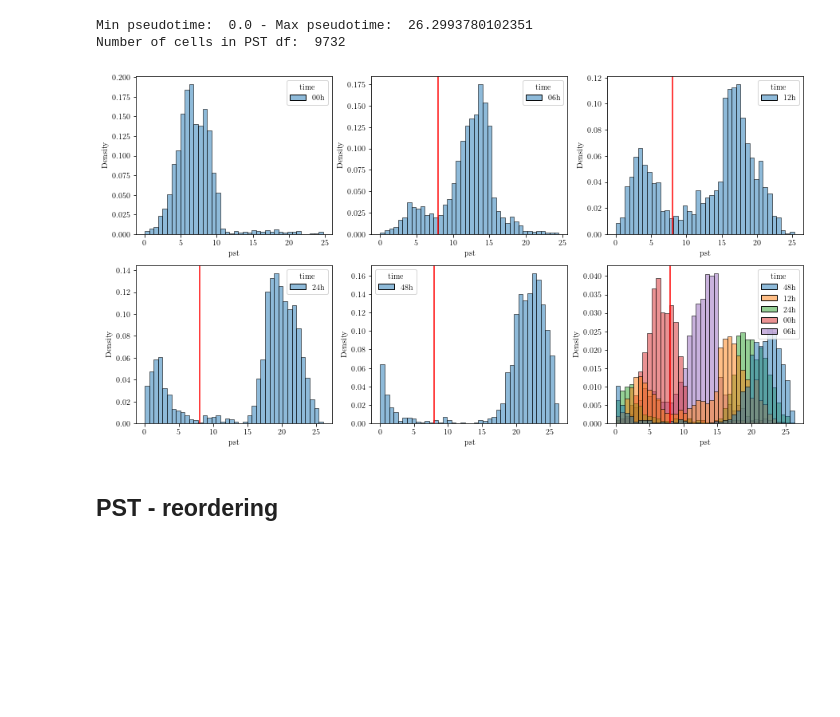
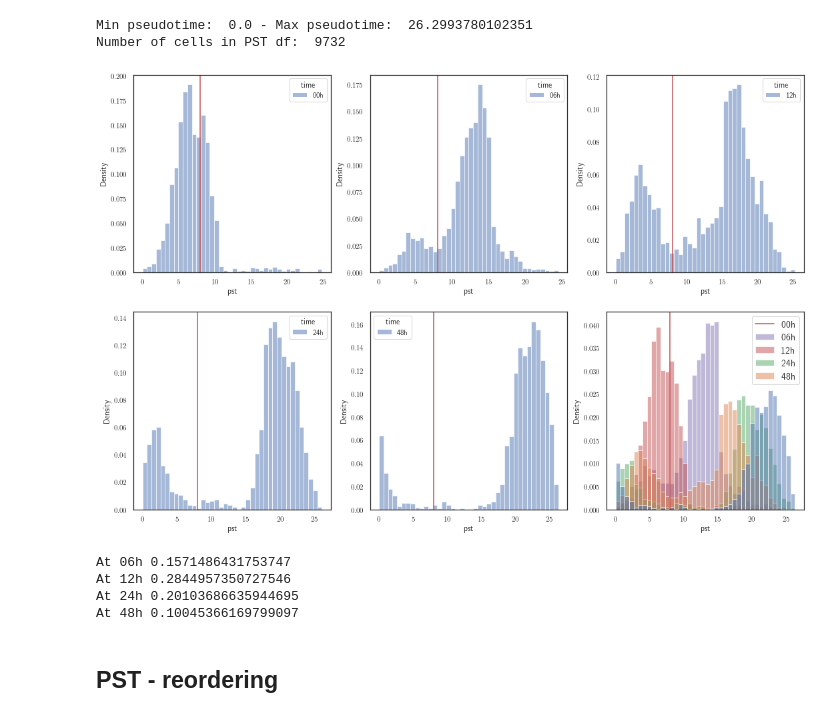
Before and after one commit to CleliaCorridori/GRN_Inference_CODE, a Jupyter notebook: Data_Processing.ipynb, the cells around one changed output. Drawn from its saved outputs; the diff is of its cells as text; code cells hidden in the pictures; blank space fills up the shorter version.

Commit message:
Check Data_processing

```diff
--- a/Data_Processing.ipynb
+++ b/Data_Processing.ipynb
@@ -30,11 +30,19 @@ import lib.funcs_raster as funcs_raster
 import lib.funcs_general as funcs_general
 import lib.minibulk_funcs as mb
 
+import matplotlib.pyplot as plt
+from matplotlib import font_manager
+
 
 %load_ext autoreload
 %autoreload 2
 
-matplotlib.rc('font', **{'family': 'serif', 'serif': ['Computer Modern']})
+# matplotlib.rc('font', **{'family': 'serif', 'serif': ['Computer Modern']})
+# plt.rcParams['font.family'] = 'Avenir'
 matplotlib.rc('text', usetex=True)
+sns.set(font='Avenir')
+# plt.rcParams['figure.facecolor'] = 'white'
+# set the facecolor of the figure to white
+sns.set(style="white")
 # %% [markdown]
 # Initial information
@@ -276,36 +217,46 @@ df_pN.head(3)
 ## Pseudotime
 # %%
 # Load PST Info dataframe for Psi Norm: it links cell barcode to pseudotime
-PST_df = pd.read_csv(path_data+'input_data/cellinfo_pseudotime_UMAPno2clcs_23_01_13.txt',
+PST_df_pN = pd.read_csv(path_data+'input_data/cellinfo_pseudotime_UMAPno2clcs_23_01_13.txt',
                               header = 0, sep = ' ', quotechar = '"',
                               names = ["barcodes", "time", "pst"])
 
-print("Min pseudotime: ", np.min(PST_df["pst"]), "- Max pseudotime: ", np.max(PST_df["pst"]))
-print("Number of cells in PST df: ", PST_df.shape[0])
+print("Min pseudotime: ", np.min(PST_df_pN["pst"]), "- Max pseudotime: ", np.max(PST_df_pN["pst"]))
+print("Number of cells in PST df: ", PST_df_pN.shape[0])
 
 # sorting in ascending values of pseudo-time
-PST_df = PST_df.sort_values(by=['pst'])
+PST_df_pN = PST_df_pN.sort_values(by=['pst'])
 # %% [output]
 Min pseudotime:  0.0 - Max pseudotime:  26.2993780102351
 Number of cells in PST df:  9732
 # %%
 # plot PST for different REAL times
-fig, ax = plt.subplots(2,3,figsize=(15, 8))
-sns.histplot(data=PST_df[PST_df["time"] == "00h"], x="pst", hue="time", stat="density", bins=40, ax=ax[0,0])
-sns.histplot(data=PST_df[PST_df["time"] == "06h"], x="pst", hue="time", stat="density", bins=40, ax=ax[0,1])
+fig, ax = plt.subplots(2,3,figsize=(18, 12))
+sns.histplot(data=PST_df_pN[PST_df_pN["time"] == "00h"], x="pst", hue="time", stat="density", bins=40, ax=ax[0,0])
+ax[0,0].axvline(x=8, color="r")
+sns.histplot(data=PST_df_pN[PST_df_pN["time"] == "06h"], x="pst", hue="time", stat="density", bins=40, ax=ax[0,1])
 ax[0,1].axvline(x=8, color="r")
-sns.histplot(data=PST_df[PST_df["time"] == "12h"], x="pst", hue="time", stat="density", bins=40, ax=ax[0,2])
+sns.histplot(data=PST_df_pN[PST_df_pN["time"] == "12h"], x="pst", hue="time", stat="density", bins=40, ax=ax[0,2])
 ax[0,2].axvline(x=8, color="r")
-sns.histplot(data=PST_df[PST_df["time"] == "24h"], x="pst", hue="time", stat="density", bins=40, ax=ax[1,0])
+sns.histplot(data=PST_df_pN[PST_df_pN["time"] == "24h"], x="pst", hue="time", stat="density", bins=40, ax=ax[1,0])
 ax[1,0].axvline(x=8, color="r")
-sns.histplot(data=PST_df[PST_df["time"] == "48h"], x="pst", hue="time", stat="density", bins=40, ax=ax[1,1])
+sns.histplot(data=PST_df_pN[PST_df_pN["time"] == "48h"], x="pst", hue="time", stat="density", bins=40, ax=ax[1,1])
 ax[1,1].axvline(x=8, color="r")
-sns.histplot(data=PST_df, x="pst", hue="time", stat="density", bins=40, ax=ax[1,2])
+sns.histplot(data=PST_df_pN, x="pst", hue="time", stat="density", bins=40, ax=ax[1,2])
 ax[1,2].axvline(x=8, color="r")
+ax[1,2].legend(["00h", "06h", "12h", "24h", "48h"],loc='upper right', fontsize=14)
+plt.show()
 
-
-plt.show()
+# fraction of cells < 8 at each time point
+print("At 06h", 1-(np.sum(PST_df_pN["time"] == "06h") - np.sum([(PST_df_pN["time"] == "06h") & (PST_df_pN["pst"] < 8.0)]))/np.sum(PST_df_pN["time"] == "06h"))
+print("At 12h", 1-(np.sum(PST_df_pN["time"] == "12h") - np.sum([(PST_df_pN["time"] == "12h") & (PST_df_pN["pst"] < 8.0)]))/np.sum(PST_df_pN["time"] == "12h"))
+print("At 24h", 1-(np.sum(PST_df_pN["time"] == "24h") - np.sum([(PST_df_pN["time"] == "24h") & (PST_df_pN["pst"] < 8.0)]))/np.sum(PST_df_pN["time"] == "24h"))
+print("At 48h", 1-(np.sum(PST_df_pN["time"] == "48h") - np.sum([(PST_df_pN["time"] == "48h") & (PST_df_pN["pst"] < 8.0)]))/np.sum(PST_df_pN["time"] == "48h"))
 # %% [output]
-[figure, old version]
+[figure, new version]
+At 06h 0.1571486431753747
+At 12h 0.2844957350727546
+At 24h 0.20103686635944695
+At 48h 0.10045366169799097
 # %%
 # Cutting bad inferred PST
```
Also changed, not shown: parts of 34 cells of this notebook, 2 other files.
